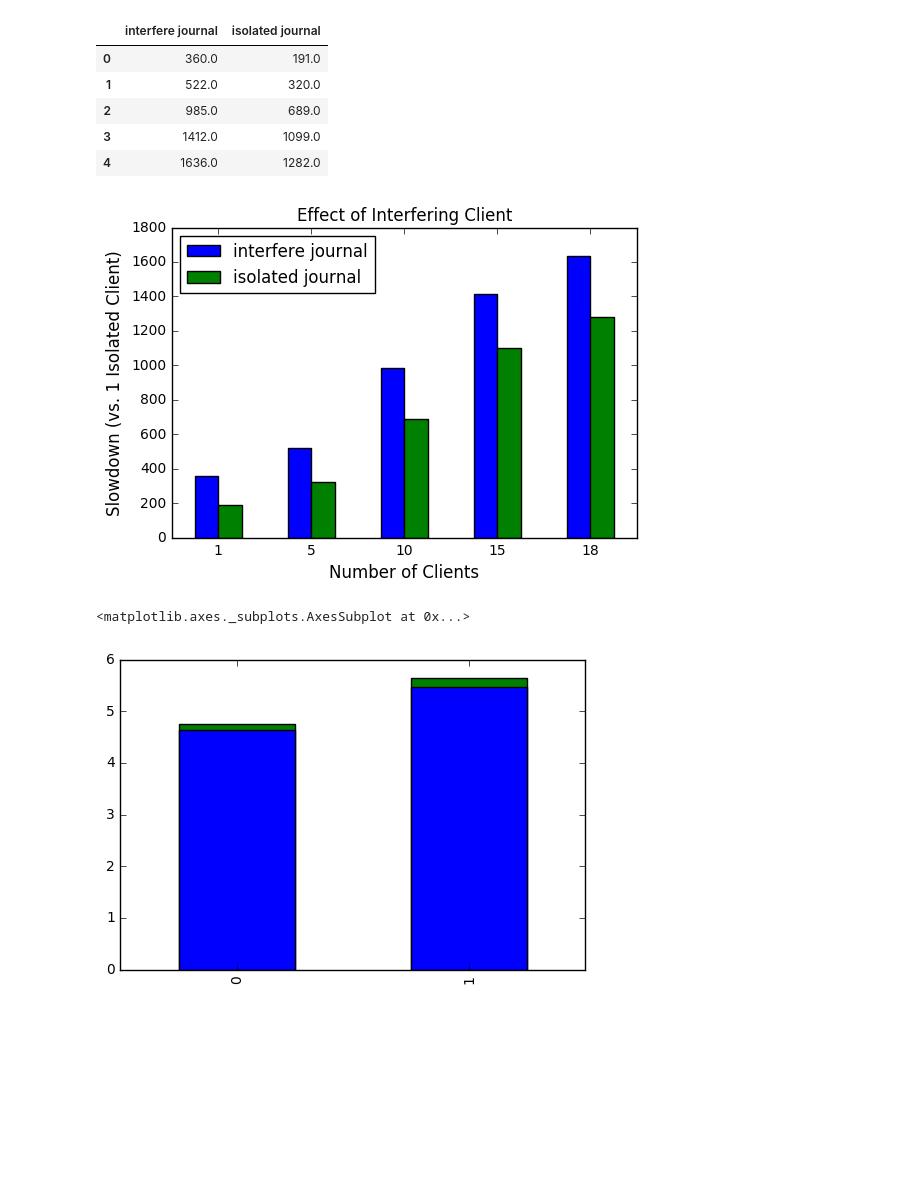
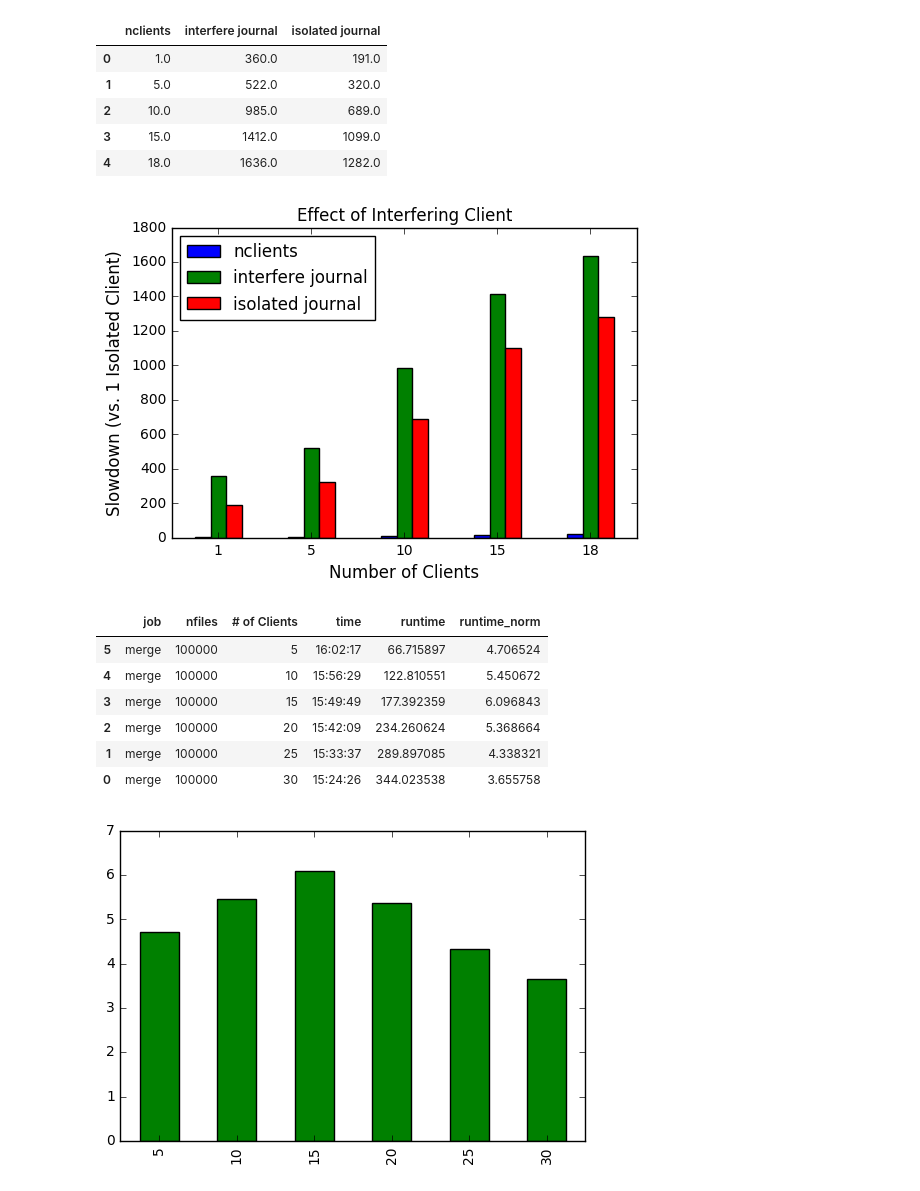
Before and after one commit to michaelsevilla/cudele-popper, a Jupyter notebook: experiments/cudele-mergescale/visualize/viz.ipynb, the cells around one changed output. Drawn from its saved outputs; the diff is of its cells as text; code cells hidden in the pictures; blank space fills up the shorter version.

Commit message:
paper: draft 3 with merge scale
Signed-off-by: Michael Sevilla <mikesevilla3@gmail.com>

```diff
--- a/experiments/cudele-mergescale/visualize/viz.ipynb
+++ b/experiments/cudele-mergescale/visualize/viz.ipynb
@@ -24,14 +26,14 @@ def parse_mdtest(files):
     return r
 # %%
 norm = np.mean(parse_mdtest(glob.glob("../../baseline-creates/results-cloudlab-clients1-nolog/*isolated*")))
-mean = pd.DataFrame(columns=["interfere journal", "isolated journal"])
-stds = pd.DataFrame(columns=["interfere journal", "isolated journal"])
+mean = pd.DataFrame(columns=["nclients", "interfere journal", "isolated journal"])
+stds = pd.DataFrame(columns=["nclients", "interfere journal", "isolated journal"])
 clients = [1, 5, 10, 15, 18]
 for i in clients:
     j0 = parse_mdtest(glob.glob("../../baseline-creates/results-cloudlab-clients" + str(i) + "/*interfere*"))
     j1 = parse_mdtest(glob.glob("../../baseline-creates/results-cloudlab-clients" + str(i) + "/*isolated*"))
-    mean.loc[len(mean)] = [np.max(j0), np.max(j1)]
-    stds.loc[len(stds)] = [np.std(j0), np.std(j1)]
+    mean.loc[len(mean)] = [i, np.max(j0), np.max(j1)]
+    stds.loc[len(stds)] = [i, np.std(j0), np.std(j1)]
 fig, ax = plt.subplots(1, 1)
 mean.plot.bar(ax=ax)
 ax.set_ylabel("Slowdown (vs. 1 Isolated Client)", fontsize=12)
@@ -40,33 +42,59 @@ ax.set_xlabel("Number of Clients", fontsize=12)
 x = ax.set_xticklabels(clients, rotation=0)
 mean
 # %% [output]
-|  | interfere journal | isolated journal |
-| 0 | 360.0 | 191.0 |
-| 1 | 522.0 | 320.0 |
-| 2 | 985.0 | 689.0 |
-| 3 | 1412.0 | 1099.0 |
-| 4 | 1636.0 | 1282.0 |
+|  | nclients | interfere journal | isolated journal |
+| 0 | 1.0 | 360.0 | 191.0 |
+| 1 | 5.0 | 522.0 | 320.0 |
+| 2 | 10.0 | 985.0 | 689.0 |
+| 3 | 15.0 | 1412.0 | 1099.0 |
+| 4 | 18.0 | 1636.0 | 1282.0 |
-[figure, old version]
+[figure, new version]
 # %%
+norm = np.mean(parse_mdtest(glob.glob("../../baseline-creates/results-cloudlab-clients1-nolog/*isolated*")))
+mean = pd.DataFrame(columns=["nclients", "interfere journal", "isolated journal"])
+stds = pd.DataFrame(columns=["nclients", "interfere journal", "isolated journal"])
+clients = [30, 25, 20, 15, 10, 5, 1]
+for i in clients:
+    if i > 15:
+        j0 = parse_mdtest(glob.glob("../../baseline-creates/results-cloudlab-clients18/*interfere*"))
+        j1 = parse_mdtest(glob.glob("../../baseline-creates/results-cloudlab-clients18/*isolated*"))
+    else:
+        j0 = parse_mdtest(glob.glob("../../baseline-creates/results-cloudlab-clients" + str(i) + "/*interfere*"))
+        j1 = parse_mdtest(glob.glob("../../baseline-creates/results-cloudlab-clients" + str(i) + "/*isolated*"))
+    mean.loc[len(mean)] = [i, np.mean(j0), np.mean(j1)]
+    stds.loc[len(stds)] = [i, np.std(j0), np.std(j1)]
+####
+
 # get the performance
 df = pd.read_csv("../results/summary.txt", names=['job', 'nfiles', '# of Clients', 'time', 'runtime'])
 df['runtime'] = df['runtime'].apply(to_seconds)
 
 # add on the time to create
 with open('../../cudele-mechanisms/results/summary.txt') as f:
     df_create = pd.read_csv(f, names=['job', 'nfiles', 'time', 'runtime'])
     df_create['runtime'] = df_create['runtime'].apply(to_seconds)
 
+# filter
 df_create = df_create[df_create['job'] == 'create']
 df_create = df_create[df_create['nfiles'] == 100000]
-df['runtime+create'] = df['runtime'] + float(df_create['runtime'])
 
 # normalize
-df['runtime+create'] = 1636/df['runtime+create']
-df['runtime'] = 1636/df['runtime']
+df['runtime_norm'] = mean['isolated journal']/df['runtime']
+df = df.iloc[::-1]
+
+# drop 1 client
+df = df[df['# of Clients'] != 1]
+
 fig, ax = plt.subplots(1, 1)
-df['runtime'].plot.bar(ax=ax, color='green')
-df['runtime+create'].plot.bar(ax=ax, color='blue')
+df['runtime_norm'].plot.bar(ax=ax, color='green')
+ax.set_xticklabels(df['# of Clients'])
+df
 # %% [output]
-<matplotlib.axes._subplots.AxesSubplot at 0x...>
+|  | job | nfiles | # of Clients | time | runtime | runtime_norm |
+| 5 | merge | 100000 | 5 | 16:02:17 | 66.715897 | 4.706524 |
+| 4 | merge | 100000 | 10 | 15:56:29 | 122.810551 | 5.450672 |
+| 3 | merge | 100000 | 15 | 15:49:49 | 177.392359 | 6.096843 |
+| 2 | merge | 100000 | 20 | 15:42:09 | 234.260624 | 5.368664 |
+| 1 | merge | 100000 | 25 | 15:33:37 | 289.897085 | 4.338321 |
+| 0 | merge | 100000 | 30 | 15:24:26 | 344.023538 | 3.655758 |
-[figure, old version]
+[figure, new version]
```
Also changed, not shown: parts of 2 cells of this notebook, 5 other files.
